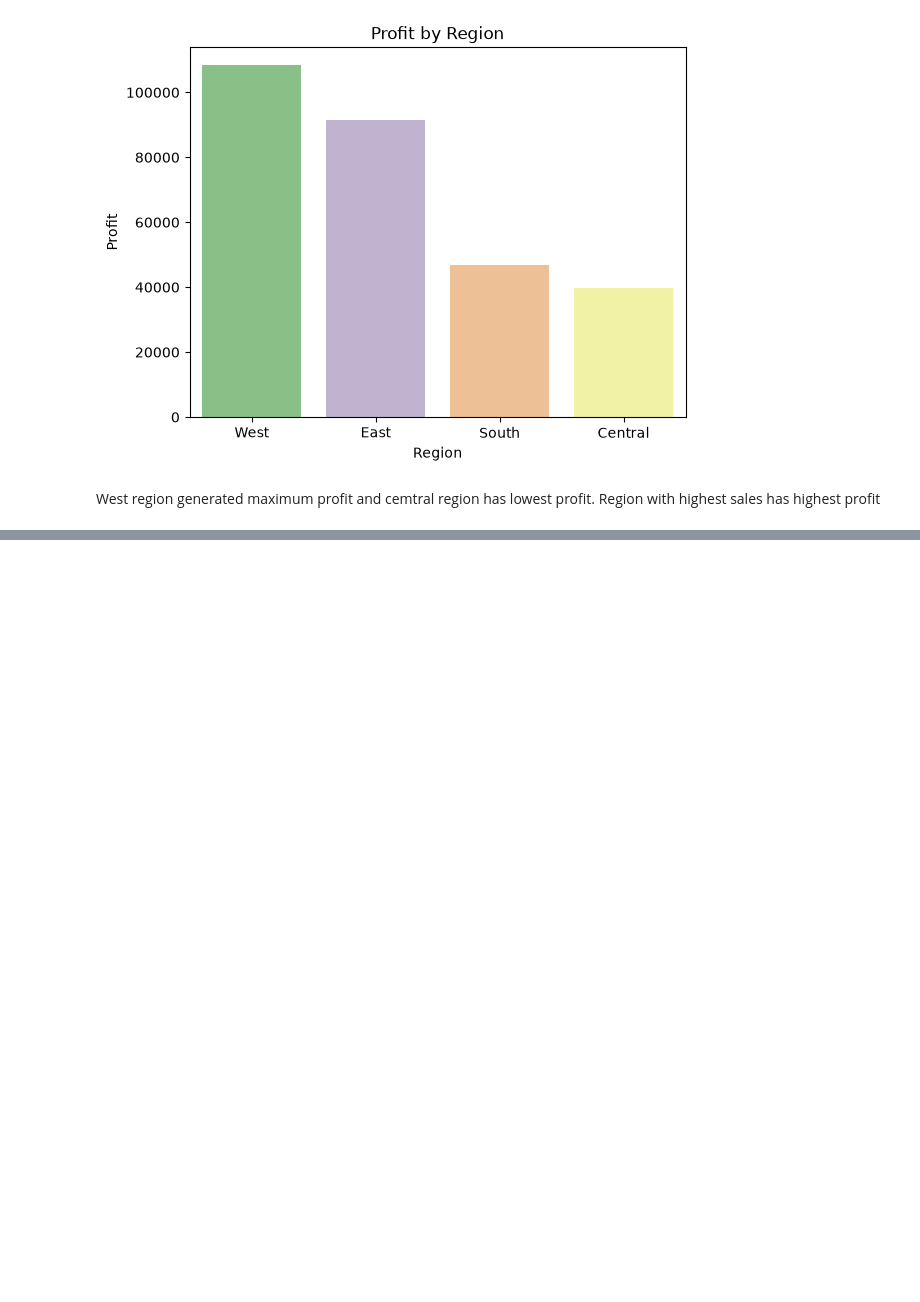
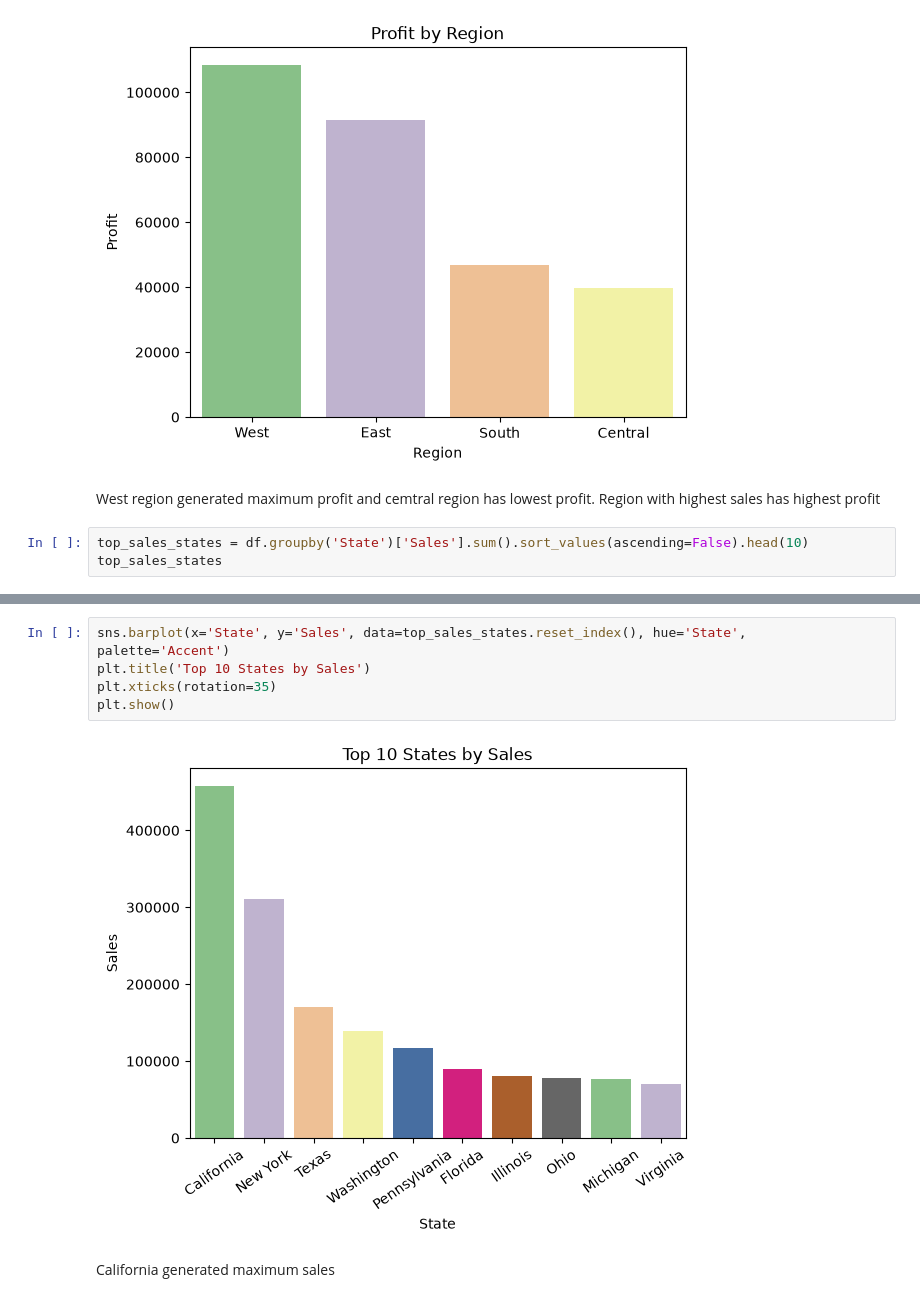
Before and after one commit to vaishnaviniwalkar/Superstore_Sales_Analysis, a Jupyter notebook: notebook/analysis.ipynb, the cells around one changed output, grey strips where cells are left out. Saved outputs shown, nothing was run; the diff lists cells and outputs as text; blank space fills up the shorter version.

Commit message:
top 10 states in sales and profit

```diff
--- a/notebook/analysis.ipynb
+++ b/notebook/analysis.ipynb
@@ -226,3 +226,6 @@ plt.show()
 # %% [markdown]
 West region generated maximum profit and cemtral region has lowest profit.
 Region with highest sales has highest profit
+# %%
+top_sales_states = df.groupby('State')['Sales'].sum().sort_values(ascending=False).head(10)
+top_sales_states
@@ -228,0 +245,9 @@ Region with highest sales has highest profit
+# %%
+sns.barplot(x='State', y='Sales', data=top_sales_states.reset_index(), hue='State', palette='Accent')
+plt.title('Top 10 States by Sales')
+plt.xticks(rotation=35)
+plt.show()
+# %% [output]
+[figure, added]
+# %% [markdown]
+California generated maximum sales
```
Also changed, not shown: parts of 4 cells of this notebook.
